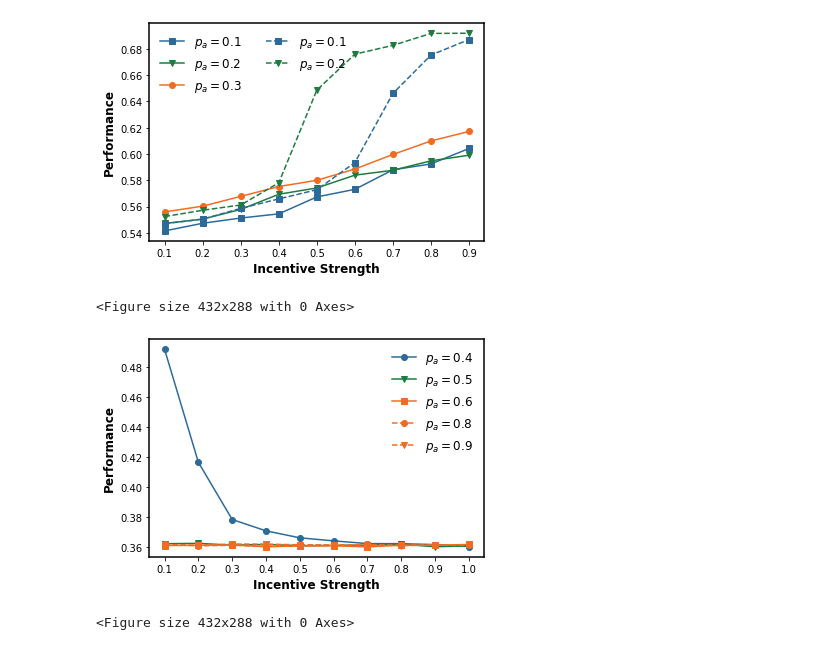
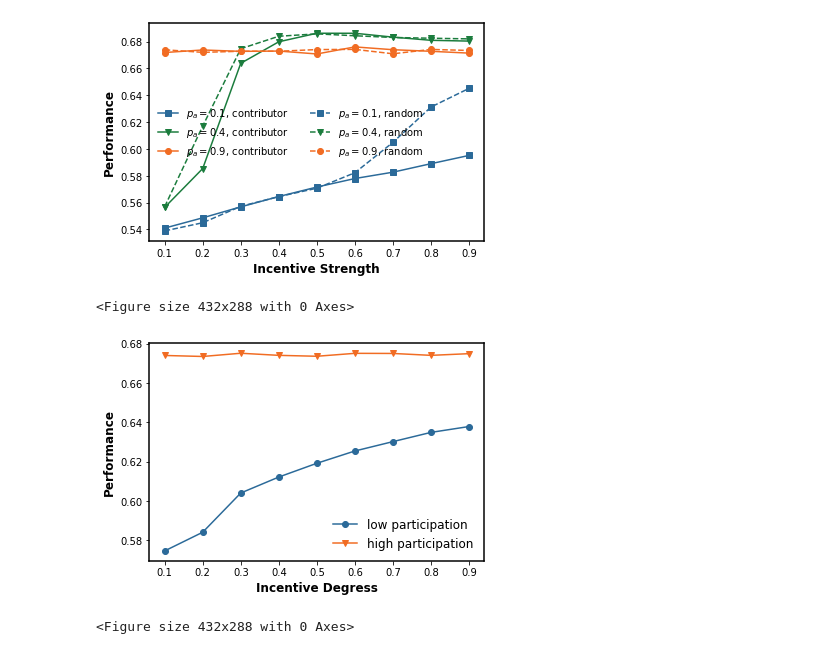
Before and after one commit to GrandJune/DAOs, a Jupyter notebook: V4/Incentive_endogenous_contribution/Evaluator.ipynb, the cells around one changed output. Drawn from its saved outputs; the diff is of its cells as text; code cells hidden in the pictures.

```diff
--- a/V4/Incentive_endogenous_contribution/Evaluator.ipynb
+++ b/V4/Incentive_endogenous_contribution/Evaluator.ipynb
@@ -69,37 +128,52 @@ print(len(active_design_list))
 # %%
 incentive_list = [0.1, 0.2, 0.3, 0.4, 0.5, 0.6, 0.7, 0.8, 0.9]
+active_list = [0.1, 0.2, 0.3, 0.4, 0.5, 0.6, 0.7, 0.8, 0.9]
 fig, (ax1) = plt.subplots(1, 1)
 
 ax1.spines["left"].set_linewidth(1.5)
 ax1.spines["right"].set_linewidth(1.5)
 ax1.spines["top"].set_linewidth(1.5)
 ax1.spines["bottom"].set_linewidth(1.5)
 
-# ax1.plot(incentive_list, active_contributor_design_list[1], "-o", label="Contributor, 100", color=nature_blue)
 # Contributor design
-ax1.plot(incentive_list, active_contributor_design_list[0][:9], "-s", label="$p_{{a}}={0}$".format(active_list[0]), color=nature_blue)
-ax1.plot(incentive_list, active_contributor_design_list[1][:9], "-v", label="$p_{{a}}={0}$".format(active_list[1]), color=nature_green)
-ax1.plot(incentive_list, active_contributor_design_list[2][:9], "-o", label="$p_{{a}}={0}$".format(active_list[2]), color=nature_orange)
+ax1.plot(incentive_list, active_contributor_design_list[0], "-s", label="$p_{{a}}={0}$, contributor".format(active_list[0]), color=nature_blue)
+ax1.plot(incentive_list, active_contributor_design_list[3], "-v", label="$p_{{a}}={0}$, contributor".format(active_list[3]), color=nature_green)
+ax1.plot(incentive_list, active_contributor_design_list[-1], "-o", label="$p_{{a}}={0}$, contributor".format(active_list[-1]), color=nature_orange)
+
+# Contributor design
+# ax1.plot(incentive_list, prior_contributor_design_list[0][:9], "-s", label="$p_{{a}}={0}$, contributor".format(active_list_2[0]), color=nature_blue)
+# ax1.plot(incentive_list, prior_contributor_design_list[1][:9], "-v", label="$p_{{a}}={0}$, contributor".format(active_list_2[1]), color=nature_green)
+# ax1.plot(incentive_list, prior_contributor_design_list[2][:9], "-o", label="$p_{{a}}={0}$, contributor".format(active_list_2[2]), color=nature_orange)
 
 # Random Active design
-ax1.plot(incentive_list, active_design_list[0][:9], "--s", label="$p_{{a}}={0}$".format(active_list[0]), color=nature_blue)
-ax1.plot(incentive_list, active_design_list[1][:9], "--v", label="$p_{{a}}={0}$".format(active_list[1]), color=nature_green)
-# ax1.plot(incentive_list, active_design_list[2][:9], "--o", label="$p_{{a}}={0}$".format(active_list[2]), color=nature_orange)
+ax1.plot(incentive_list, active_design_list[0][:9], "--s", label="$p_{{a}}={0}$, random".format(active_list[0]), color=nature_blue)
+ax1.plot(incentive_list, active_design_list[3][:9], "--v", label="$p_{{a}}={0}$, random".format(active_list[3]), color=nature_green)
+ax1.plot(incentive_list, active_design_list[-1][:9], "--o", label="$p_{{a}}={0}$, random".format(active_list[-1]), color=nature_orange)
 
 plt.xlabel('Incentive Strength', fontweight='bold', fontsize=12)
 plt.ylabel('Performance', fontweight='bold', fontsize=12)
 plt.xticks(incentive_list)
 handles, labels = ax1.get_legend_handles_labels()
 handles = [h[0] if isinstance(h, container.ErrorbarContainer) else h for h in handles]
-plt.legend(frameon=False, ncol=2, fontsize=12)
+plt.legend(frameon=False, ncol=2, fontsize=10)
 plt.savefig(data_folder + r"\Performance_across_incentive.png", transparent=True, dpi=300)
 plt.show()
 plt.clf()
 # %% [output]
-[figure, old version]
+[figure, new version]
 <Figure size 432x288 with 0 Axes>
 # %%
-incentive_list = [0.1, 0.2, 0.3, 0.4, 0.5, 0.6, 0.7, 0.8, 0.9, 1.0]
+# average across participation rate
+ave_contribution_design_low, ave_contribution_design_high = [], []
+contribution_design_low = active_contributor_design_list[: 5]
+contribution_design_high = active_contributor_design_list[5: 9]
+for index in range(len(active_list)): # low participation
+    temp = [each[index] for each in contribution_design_low]
+    ave_contribution_design_low.append(sum(temp) / len(temp))
+for index in range(len(active_list)): # high participation
+    temp = [each[index] for each in contribution_design_high]
+    ave_contribution_design_high.append(sum(temp) / len(temp))
+
 fig, (ax1) = plt.subplots(1, 1)
 
 ax1.spines["left"].set_linewidth(1.5)
@@ -107,23 +181,16 @@ ax1.spines["right"].set_linewidth(1.5)
 ax1.spines["top"].set_linewidth(1.5)
 ax1.spines["bottom"].set_linewidth(1.5)
 
-ax1.plot(incentive_list, diversity_list[0], "-o", label="$p_{{a}}={0}$".format(active_list[0]), color=nature_blue)
-ax1.plot(incentive_list, diversity_list[1], "-v", label="$p_{{a}}={0}$".format(active_list[1]), color=nature_green)
-ax1.plot(incentive_list, diversity_list[2], "-s", label="$p_{{a}}={0}$".format(active_list[2]), color=nature_orange)
-ax1.plot(incentive_list, diversity_list[3], "--o", label="$p_{{a}}={0}$".format(active_list[3]), color=nature_orange)
-ax1.plot(incentive_list, diversity_list[4], "--v", label="$p_{{a}}={0}$".format(active_list[4]), color=nature_orange)
-# ax1.plot(incentive_list, performance_list[-1], "--s", label="$p_{a}=0.9$", color=nature_orange)
-plt.xlabel('Incentive Strength', fontweight='bold', fontsize=12)
+ax1.plot(active_list, ave_contribution_design_low, "-o", label="low participation", color=nature_blue)
+ax1.plot(active_list, ave_contribution_design_high, "-v", label="high participation", color=nature_orange)
+plt.xlabel('Incentive Degress', fontweight='bold', fontsize=12)
 plt.ylabel('Performance', fontweight='bold', fontsize=12)
-plt.xticks(incentive_list)
-handles, labels = ax1.get_legend_handles_labels()
-handles = [h[0] if isinstance(h, container.ErrorbarContainer) else h for h in handles]
 plt.legend(frameon=False, ncol=1, fontsize=12)
-plt.savefig(data_folder + r"\Diversity_across_sensitivity.png", transparent=True, dpi=300)
+plt.savefig(data_folder + r"\Performance_across_incentive_2.png", transparent=True, dpi=300)
 plt.show()
 plt.clf()
 # %% [output]
-[figure, old version]
+[figure, new version]
 <Figure size 432x288 with 0 Axes>
 # %%
 sensitivity_list = [1, 2, 3, 4, 5, 6, 7, 8, 9]
```
Also changed, not shown: parts of 7 cells of this notebook.
